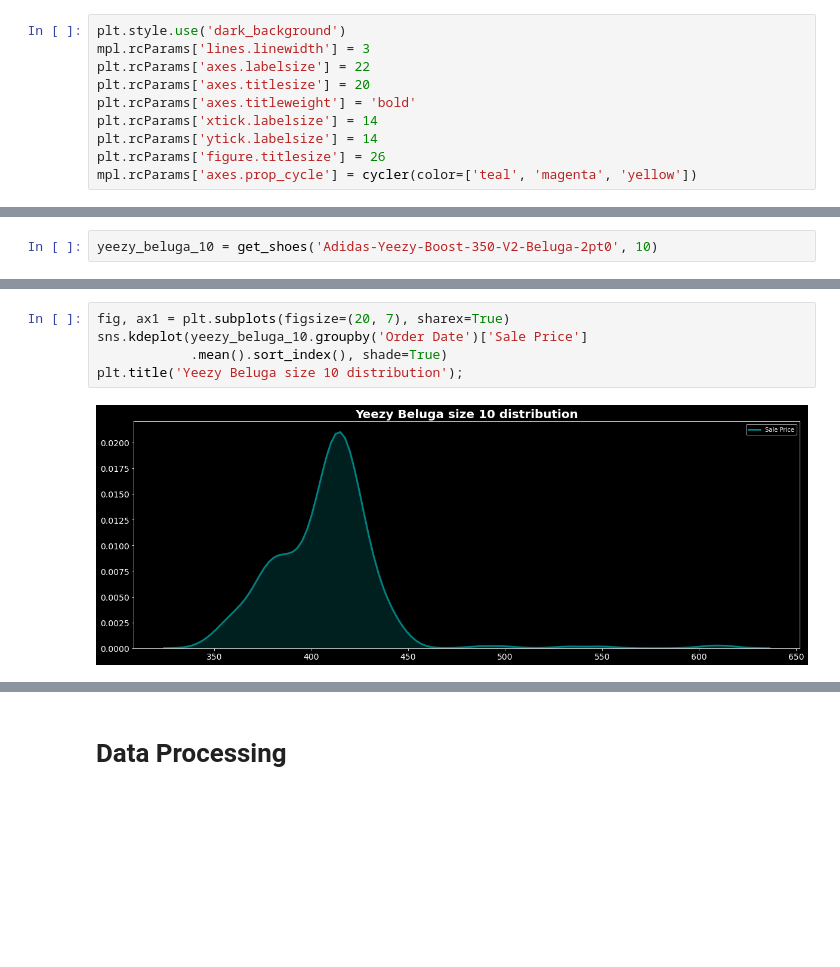
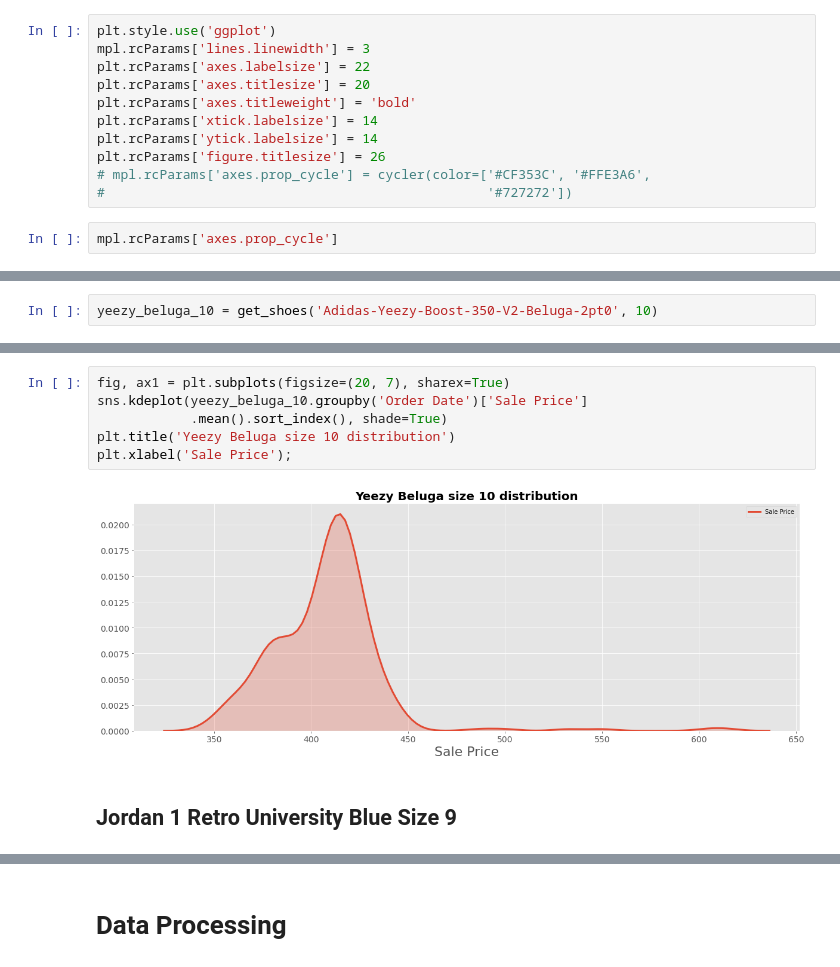
Before and after one commit to jcbtambago/ML1_LT12_Kicks, a Jupyter notebook: Yeezy_Beluga_ARIMA.ipynb, the cells around one changed output, grey strips where cells are left out. Saved outputs shown, nothing was run; the diff lists cells and outputs as text; blank space fills up the shorter version.

Commit message:
Add new charts for EDA

```diff
--- a/Yeezy_Beluga_ARIMA.ipynb
+++ b/Yeezy_Beluga_ARIMA.ipynb
@@ -14,7 +14,7 @@ from sklearn.metrics import mean_squared_error, r2_score, mean_absolute_error
 from tqdm import tqdm_notebook as tqdm
 from cycler import cycler
 # %%
-plt.style.use('dark_background')
+plt.style.use('ggplot')
 mpl.rcParams['lines.linewidth'] = 3
 plt.rcParams['axes.labelsize'] = 22
 plt.rcParams['axes.titlesize'] = 20
@@ -22,4 +22,7 @@ plt.rcParams['axes.titleweight'] = 'bold'
 plt.rcParams['xtick.labelsize'] = 14
 plt.rcParams['ytick.labelsize'] = 14
 plt.rcParams['figure.titlesize'] = 26
-mpl.rcParams['axes.prop_cycle'] = cycler(color=['teal', 'magenta', 'yellow'])
+# mpl.rcParams['axes.prop_cycle'] = cycler(color=['#CF353C', '#FFE3A6',
+#                                                 '#727272'])
+# %%
+mpl.rcParams['axes.prop_cycle']
@@ -115,7 +153,10 @@ Number of sold dates for size 10:  340
 # %%
 fig, ax1 = plt.subplots(figsize=(20, 7), sharex=True)
 sns.kdeplot(yeezy_beluga_10.groupby('Order Date')['Sale Price']
             .mean().sort_index(), shade=True)
-plt.title('Yeezy Beluga size 10 distribution');
+plt.title('Yeezy Beluga size 10 distribution')
+plt.xlabel('Sale Price');
 # %% [output]
-[figure, old version]
+[figure, new version]
+# %% [markdown]
+## Jordan 1 Retro University Blue Size 9
```
Also changed, not shown: parts of 48 cells of this notebook.
